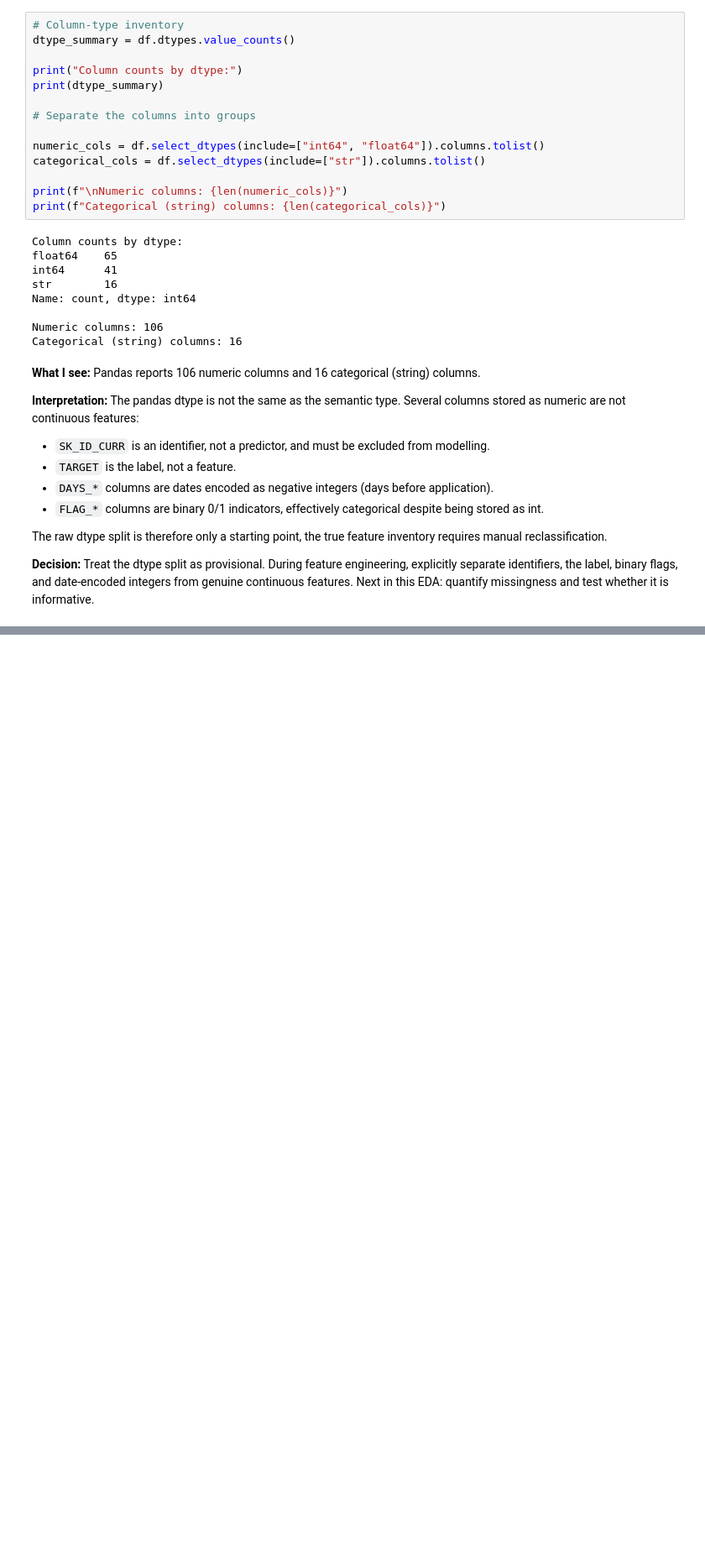
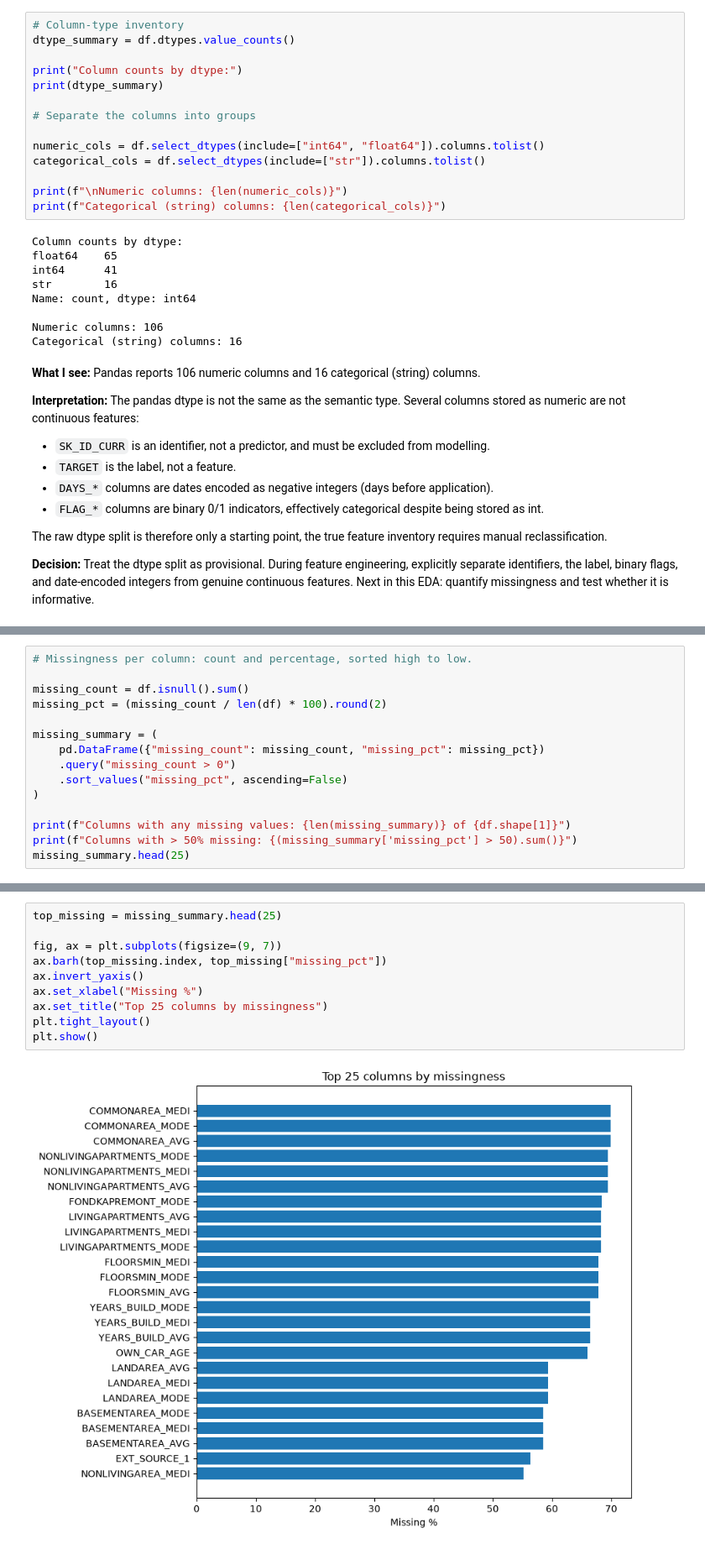
Before and after one commit to EnzoZagallo/credit-risk-pd-model, a Jupyter notebook: notebooks/01_eda.ipynb, the cells around one changed output, grey strips where cells are left out. Shown at 84% size. Saved outputs shown, nothing was run; the diff lists cells and outputs as text; blank space fills up the shorter version.

Commit message:
feat: add missingness and sentinel value analysis to EDA

```diff
--- a/notebooks/01_eda.ipynb
+++ b/notebooks/01_eda.ipynb
@@ -167,0 +172,15 @@ The raw dtype split is therefore only a starting point, the true feature invento
+# %%
+# Missingness per column: count and percentage, sorted high to low.
+
+missing_count = df.isnull().sum()
+missing_pct = (missing_count / len(df) * 100).round(2)
+
+missing_summary = (
+    pd.DataFrame({"missing_count": missing_count, "missing_pct": missing_pct})
+    .query("missing_count > 0")
+    .sort_values("missing_pct", ascending=False)
+)
+
+print(f"Columns with any missing values: {len(missing_summary)} of {df.shape[1]}")
+print(f"Columns with > 50% missing: {(missing_summary['missing_pct'] > 50).sum()}")
+missing_summary.head(25)
@@ -167,0 +207,12 @@ The raw dtype split is therefore only a starting point, the true feature invento
+# %%
+top_missing = missing_summary.head(25)
+
+fig, ax = plt.subplots(figsize=(9, 7))
+ax.barh(top_missing.index, top_missing["missing_pct"])
+ax.invert_yaxis()
+ax.set_xlabel("Missing %")
+ax.set_title("Top 25 columns by missingness")
+plt.tight_layout()
+plt.show()
+# %% [output]
+[figure, added]
```
Also changed, not shown: parts of 12 cells of this notebook.
